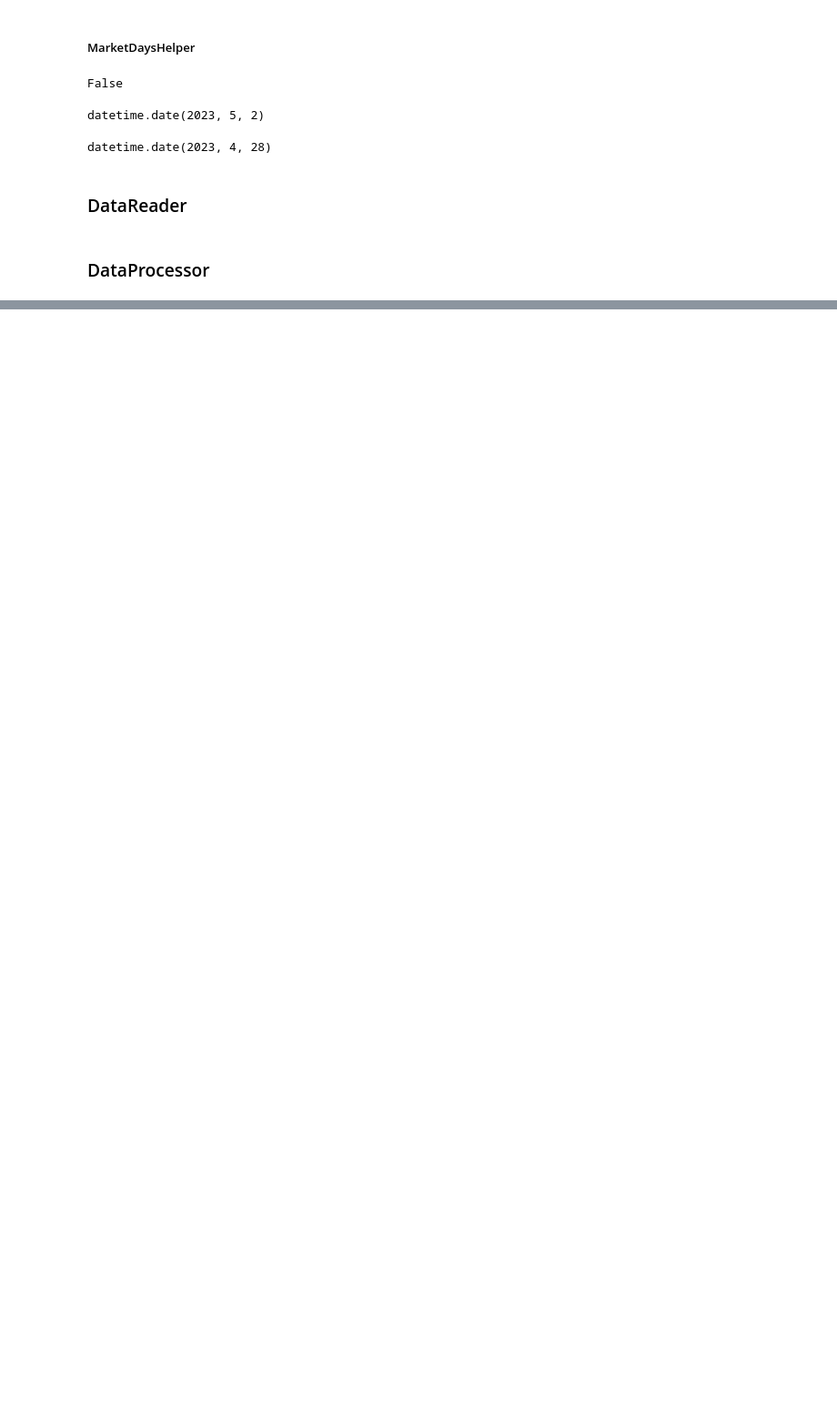
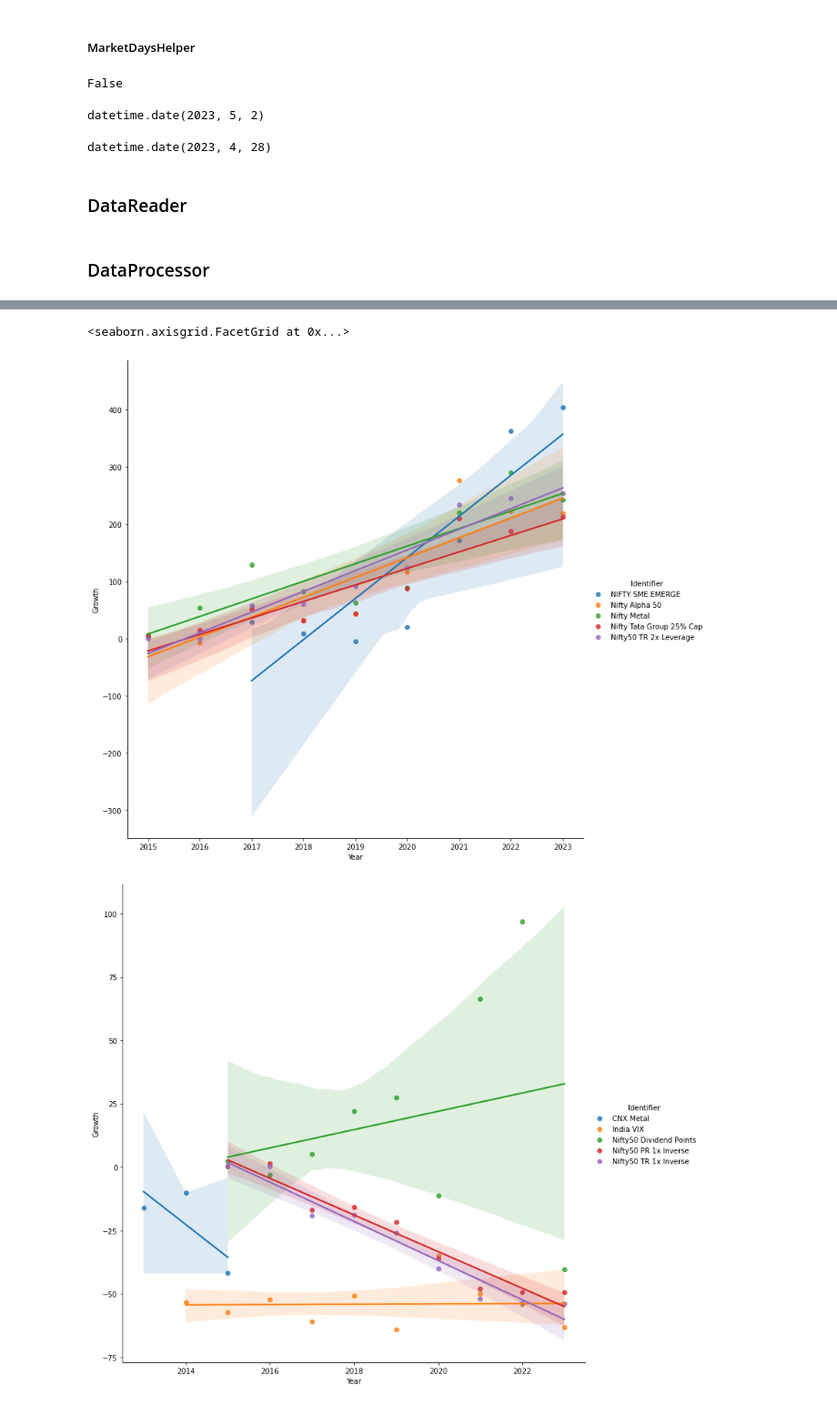
Before and after one commit to nareshrohra/markets_insights, a Jupyter notebook: src/test.ipynb, the cells around one changed output, grey strips where cells are left out. Shown at 91% size. Cells and saved outputs as stored; diff of their text form; code cells hidden in the pictures; blank space fills up the shorter version.

```diff
--- a/src/test.ipynb
+++ b/src/test.ipynb
@@ -104,0 +166,15 @@ grouped_data
+# %%
+sns.lmplot(x=period, y="Growth",
+             hue="Identifier",
+             data=top5_gainers,
+    height=10
+)
+sns.lmplot(x=period, y="Growth",
+             hue="Identifier",
+             data=top5_loosers,
+    height=10
+)
+# %% [output]
+<seaborn.axisgrid.FacetGrid at 0x...>
+[figure, added]
+[figure, added]
```
Also changed, not shown: parts of 23 cells of this notebook, 38 other files.
